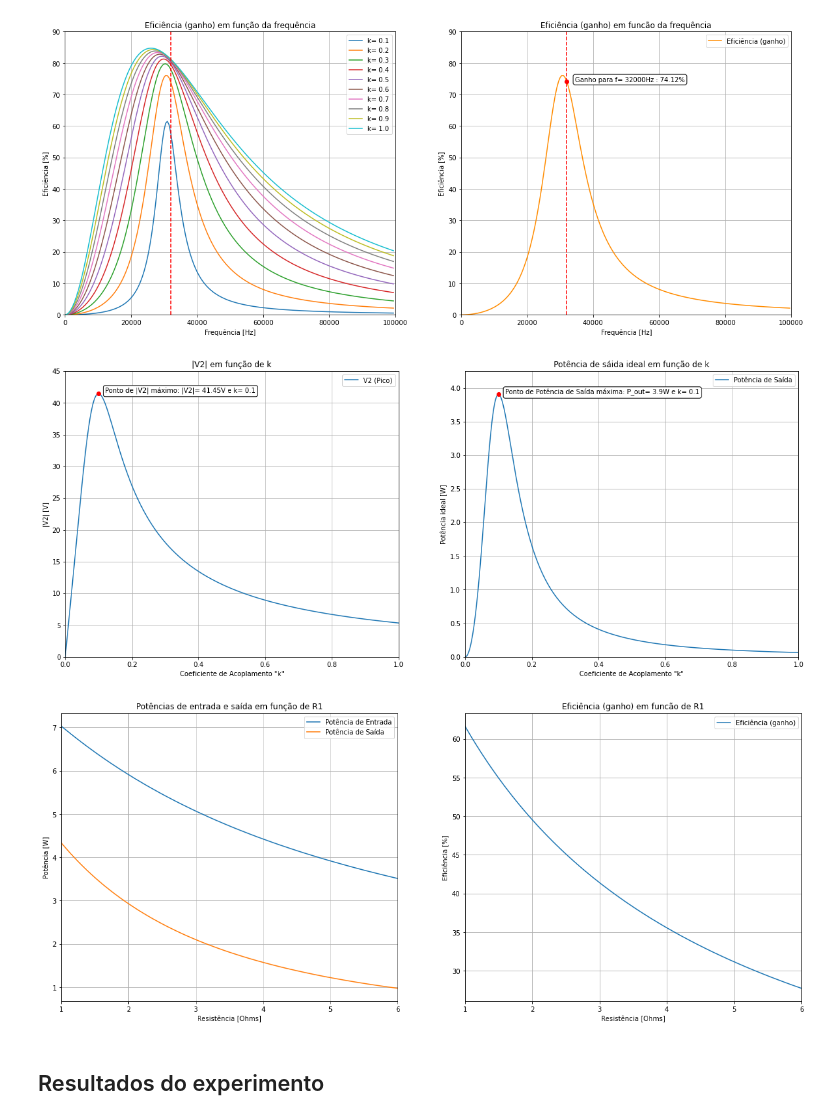
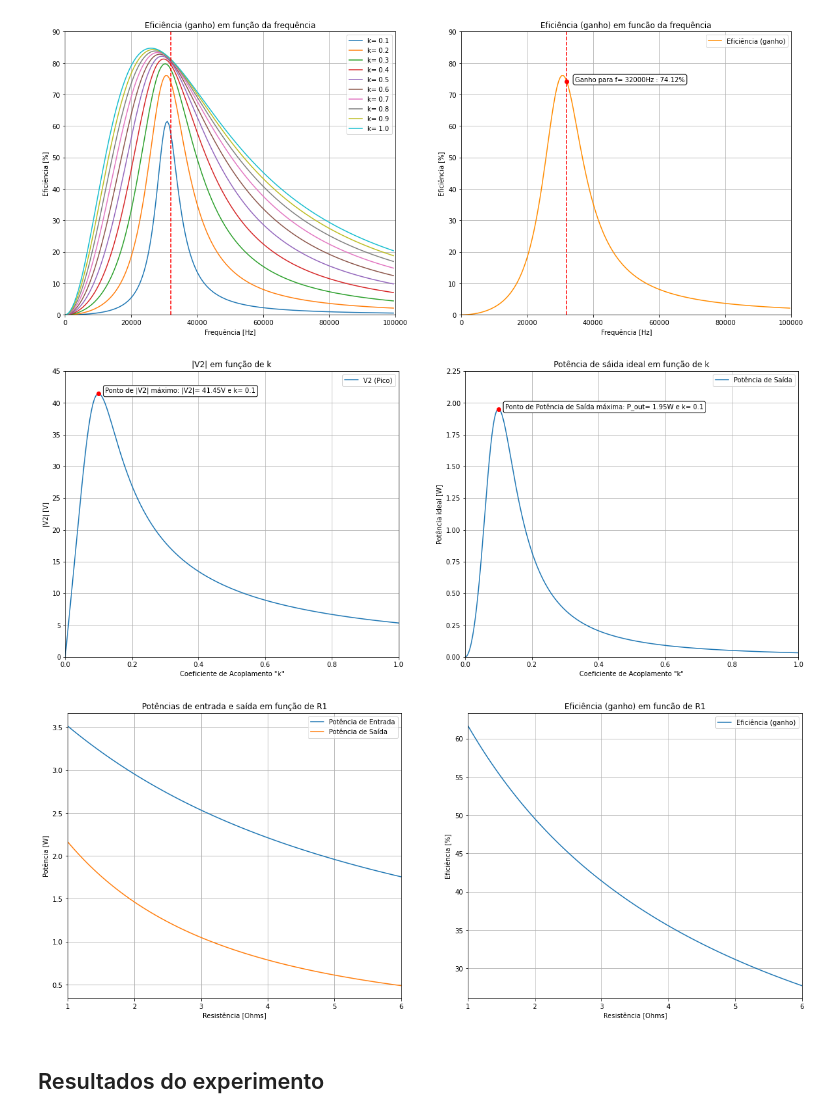
Before and after one commit to pabdutra/projeto_eletromag, a Jupyter notebook: projeto.ipynb, the cells around one changed output. Drawn from its saved outputs; the diff is of its cells as text; code cells hidden in the pictures.

```diff
--- a/projeto.ipynb
+++ b/projeto.ipynb
@@ -201,8 +201,8 @@ listaG = []
 
 for f in PossiveisFreq:
     i1, i2, ic , V2 = CalcularTransformador(kFixo, f)
-    P_in = Ufonte*i1.conjugate()
-    P_out = V2*i2.conjugate()
+    P_in = Ufonte*i1.conjugate() / 2
+    P_out = V2*i2.conjugate() / 2
 
     ganho = (P_out.real/P_in.real) * 100
 
@@ -291,8 +291,8 @@ for k in PossiveisK:
     listaG = []
     for f in PossiveisFreq:
         i1, i2, ic , V2 = CalcularTransformador(k, f)
-        P_in = Ufonte*i1.conjugate()
-        P_out = V2*i2.conjugate()
+        P_in = Ufonte*i1.conjugate() / 2
+        P_out = V2*i2.conjugate() / 2
 
         ganho = (P_out.real/P_in.real) * 100
 
@@ -329,7 +329,7 @@ listaP_out = []
 
 for k in PossiveisK:
     i1, i2, ic , V2 = CalcularTransformador(k, f)
-    P_out = V2*i2.conjugate()
+    P_out = V2*i2.conjugate() / 2
 
     listaV2.append(abs(V2))
     listaP_out.append(P_out.real)
@@ -339,35 +339,35 @@ kIdeal = PossiveisK[listaV2.index(maxV2)]
 
 plt.subplot(1,2,1)
 plt.plot(PossiveisK, listaV2, label='V2 (Pico)')
 plt.title('|V2| em função de k')
 plt.xlabel('Coeficiente de Acoplamento "k"')
 plt.ylabel('|V2| [V]')
 plt.xlim(0,1)
 plt.ylim(0, 45)
 plt.scatter(kIdeal, maxV2, color='red', zorder=5)
 plt.annotate(f'Ponto de |V2| máximo: |V2|= {maxV2.round(2)}V e k= {kIdeal.round(2)}', (kIdeal, maxV2), xytext=(kIdeal+0.02, maxV2+0.1), bbox=dict(boxstyle='round', fc='w', ec='k', lw=1))
 plt.grid(True)
 plt.legend()
 
 maxP_out = np.max(listaP_out)
 kIdealP_out = PossiveisK[listaP_out.index(maxP_out)]
 
 plt.subplot(1,2,2)
 plt.plot(PossiveisK, listaP_out, label='Potência de Saída')
 plt.title('Potência de sáida ideal em função de k')
 plt.xlabel('Coeficiente de Acoplamento "k"')
 plt.ylabel('Potência ideal [W]')
 plt.xlim(0,1)
-plt.ylim(0, 4.25)
+plt.ylim(0, 2.25)
 plt.scatter(kIdealP_out, maxP_out, color='red', zorder=5)
 plt.annotate(f'Ponto de Potência de Saída máxima: P_out= {round(maxP_out, 2)}W e k= {round(kIdealP_out, 2)}', (kIdealP_out, maxP_out), xytext=(kIdealP_out+0.02, maxP_out), bbox=dict(boxstyle='round', fc='w', ec='k', lw=1))
 plt.grid(True)
 plt.legend()
 
 plt.savefig('img/V2_Pout.png')
 plt.show()
 # %% [output]
-[figure, old version]
+[figure, new version]
 # %%
 # Potência de entrada e potência de saída para diferentes vaores de R1, considerando um coeficiente de acoplamento "k" fixo em 0.1
 
@@ -383,8 +383,8 @@ listaG = []
 for R in R1_values:
     R1 = R
     i1, i2, ic, V2 = CalcularTransformador(kFixo, f)
-    P_in = Ufonte * i1.conjugate()
-    P_out = V2 * i2.conjugate()
+    P_in = Ufonte * i1.conjugate() / 2
+    P_out = V2 * i2.conjugate() / 2
 
     ganho = (P_out.real / P_in.real)*100
 
@@ -414,7 +414,7 @@ plt.legend()
 plt.savefig('img/R1eR2.png')
 plt.show()
 # %% [output]
-[figure, old version]
+[figure, new version]
 # %% [markdown]
 ## Resultados do experimento
 # %%
```
Also changed, not shown: parts of 2 cells of this notebook.
